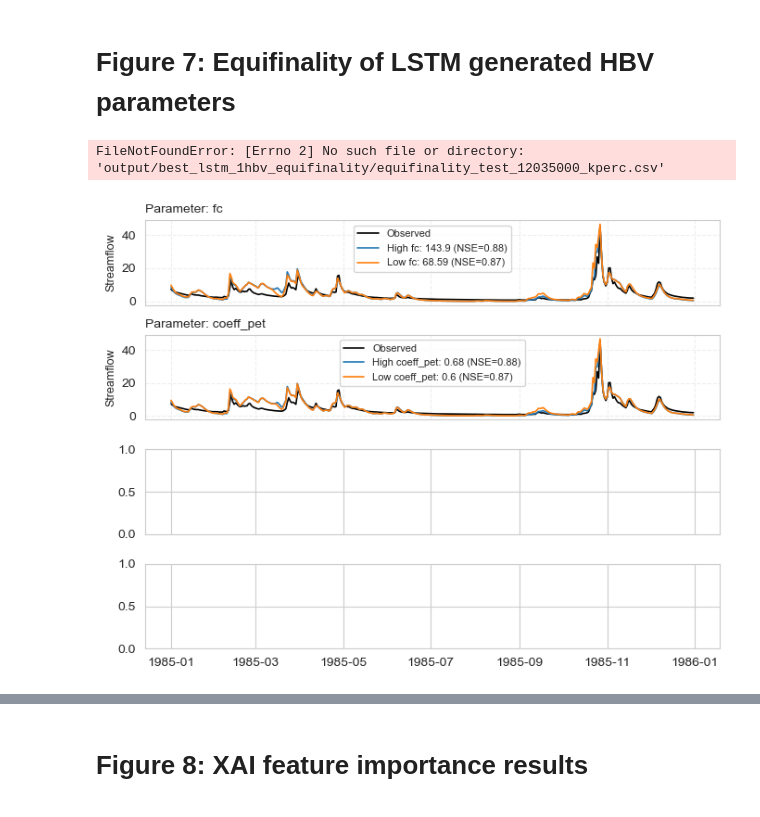
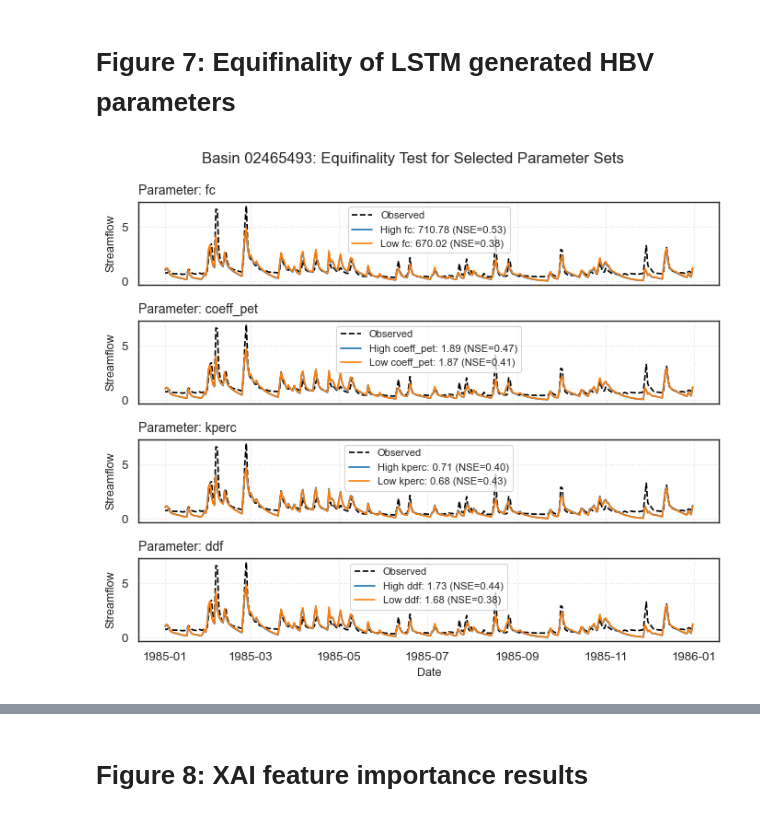
Before and after one commit to snpoudel/diff-hydro, a Jupyter notebook: 50plot_all_figures.ipynb, the cells around one changed output, grey strips where cells are left out. Cells and saved outputs as stored; diff of their text form; code cells hidden in the pictures.

```diff
--- a/50plot_all_figures.ipynb
+++ b/50plot_all_figures.ipynb
@@ -8,6 +8,8 @@ from matplotlib.patches import Patch
 import geopandas as gpd
 import seaborn as sns
 import os
+# %%
+sns.set_theme(context="paper", style='whitegrid')
 # %% [markdown]
 # Figure 1: Map of study area showing training and testing basin locations.
 # %%
@@ -423,21 +436,19 @@ basins = [
     ('02465493', 'Low variability', 'tab:green')
 ]
 
-param_names = ['fc', 'coeff_pet', 'ddf', 'kperc']
+param_names = ['fc', 'coeff_pet', 'kperc', 'ddf']
 start_date, end_date = '1990-01-01', '2005-12-31'
 
-# ------------------------
 # Figure layout (params x basins)
 # ------------------------
 fig, axes = plt.subplots(
     nrows=len(param_names),
     ncols=len(basins),
-    figsize=(6.2, 4.2),
+    figsize=(7, 5),
     sharex=True,
     sharey='row'
 )
 
-# ------------------------
 # Plot
 # ------------------------
 for j, (basin, variability, color) in enumerate(basins):
@@ -454,13 +465,13 @@ for j, (basin, variability, color) in enumerate(basins):
             df['date'],
             df[param],
             color=color,
-            lw=1.2
+            lw=1.5
         )
 
         # Parameter bounds
         low, high = param_bounds[param]
-        ax.axhline(low, color='k', ls='--', lw=0.6, alpha=0.35)
-        ax.axhline(high, color='k', ls='--', lw=0.6, alpha=0.35)
+        ax.axhline(low, color='brown', ls='--', lw=0.8, alpha=1)
+        ax.axhline(high, color='brown', ls='--', lw=0.8, alpha=1)
 
         # Fix y-ticks to min & max and format to ≤2 decimals
         ax.set_yticks([low, high])
@@ -472,27 +483,27 @@ for j, (basin, variability, color) in enumerate(basins):
         if i == 0:
             ax.set_title(
                 f'Basin {basin}\n({variability})',
-                fontsize=9
+                fontsize=8
             )
 
         # Parameter labels (left column)
         if j == 0:
-            ax.set_ylabel(param, fontsize=9)
+            ax.set_ylabel(param, fontsize=8)
 
-        ax.grid(True, linestyle='--', alpha=0.25)
-        ax.tick_params(labelsize=8)
+        ax.grid(True, linestyle='--', alpha=0.3)
+        ax.tick_params(labelsize=6)
 
-# ------------------------
 # X-axis formatting
 # ------------------------
 for ax in axes[-1, :]:
-    ax.set_xlabel('Year', fontsize=9)
+    ax.set_xlabel('Year', fontsize=8)
     ax.xaxis.set_major_locator(mdates.YearLocator(base=5))
     ax.xaxis.set_major_formatter(mdates.DateFormatter('%Y'))
 
-# ------------------------
 # Layout
 # ------------------------
-plt.tight_layout(w_pad=0.8, h_pad=0.6)
+plt.tight_layout(w_pad=0.6, h_pad=0.6)
+plt.savefig(f'figures/for_paper/5_hbv_parameter_time_series_basin.jpg', dpi=600)
+plt.savefig(f'figures/for_paper/5_hbv_parameter_time_series_basin.svg')
 plt.show()
 # %% [output]
@@ -502,7 +513,8 @@ plt.show()
 # %%
 # User settings
 # ------------------------
-basin_id = "12035000" # show one basin at a time (highest variability in main, and other two throw in supplement)
+basin_id = "02465493" # show one basin at a time (highest variability in main, and other two throw in supplement)
+# 01532000 (high variabiilty) 10336660 (medium variability), 02465493 (low variability)
 use_params = ['fc', 'coeff_pet', 'kperc', 'ddf']
 
 # ------------------------
@@ -514,7 +526,7 @@ def nse(obs, sim):
 # ------------------------
 # Create figure
 # ------------------------
-fig, axes = plt.subplots(len(use_params), 1, figsize=(8, 6), sharex=True)
+fig, axes = plt.subplots(len(use_params), 1, figsize=(7, 6), sharex=True)
 plt.subplots_adjust(hspace=0.35)
 
 for i, param in enumerate(use_params):
@@ -532,35 +544,36 @@ for i, param in enumerate(use_params):
 
     # Test period
     test_mask = (results_df['date'] >= '1980-01-01') & (results_df['date'] <= '1989-12-31')
     results_df_test = results_df[test_mask]
 
     # NSE
     nse_high = nse(results_df_test['qobs'], results_df_test[f'qsim_high_{param}'])
     nse_low  = nse(results_df_test['qobs'], results_df_test[f'qsim_low_{param}'])
 
     # Plot observed
     plot_period_mask = (results_df['date'] >= '1985-01-01') & (results_df['date'] <= '1985-12-31')
     results_df = results_df[plot_period_mask]
-    ax.plot(results_df['date'], results_df['qobs'], color='black', lw=1.2, label='Observed')
+    ax.plot(results_df['date'], results_df['qobs'], color='black', lw=1.2, label='Observed', linestyle='--')
 
     # Plot high and low simulations
     ax.plot(results_df['date'], results_df[f'qsim_high_{param}'], color='tab:blue', lw=1.2,
             label=f'High {param}: {high_val} (NSE={nse_high:.2f})')
     ax.plot(results_df['date'], results_df[f'qsim_low_{param}'], color='tab:orange', lw=1.2,
             label=f'Low {param}: {low_val} (NSE={nse_low:.2f})')
 
     ax.set_ylabel('Streamflow', fontsize=9)
     ax.set_title(f'Parameter: {param}', fontsize=10, loc='left')
     ax.grid(True, linestyle='--', alpha=0.3)
-    ax.legend(fontsize=8)
+    ax.legend(fontsize=8, loc='best')
 
 # X-axis formatting
 axes[-1].set_xlabel('Date', fontsize=9)
 plt.xticks(rotation=0)
 
 plt.suptitle(f'Basin {basin_id}: Equifinality Test for Selected Parameter Sets', fontsize=12)
-plt.tight_layout(rect=[0, 0, 1, 0.95])
+plt.tight_layout()
+# plt.savefig(f'figures/for_paper/6_equifinality_test_basin_{basin_id}.jpg', dpi=600)
+# plt.savefig(f'figures/for_paper/6_equifinality_test_basin_{basin_id}.svg')
 plt.show()
 # %% [output]
-FileNotFoundError: [Errno 2] No such file or directory: 'output/best_lstm_1hbv_equifinality/equifinality_test_12035000_kperc.csv'
-[figure, old version]
+[figure, new version]
```
Also changed, not shown: parts of 12 cells of this notebook.
